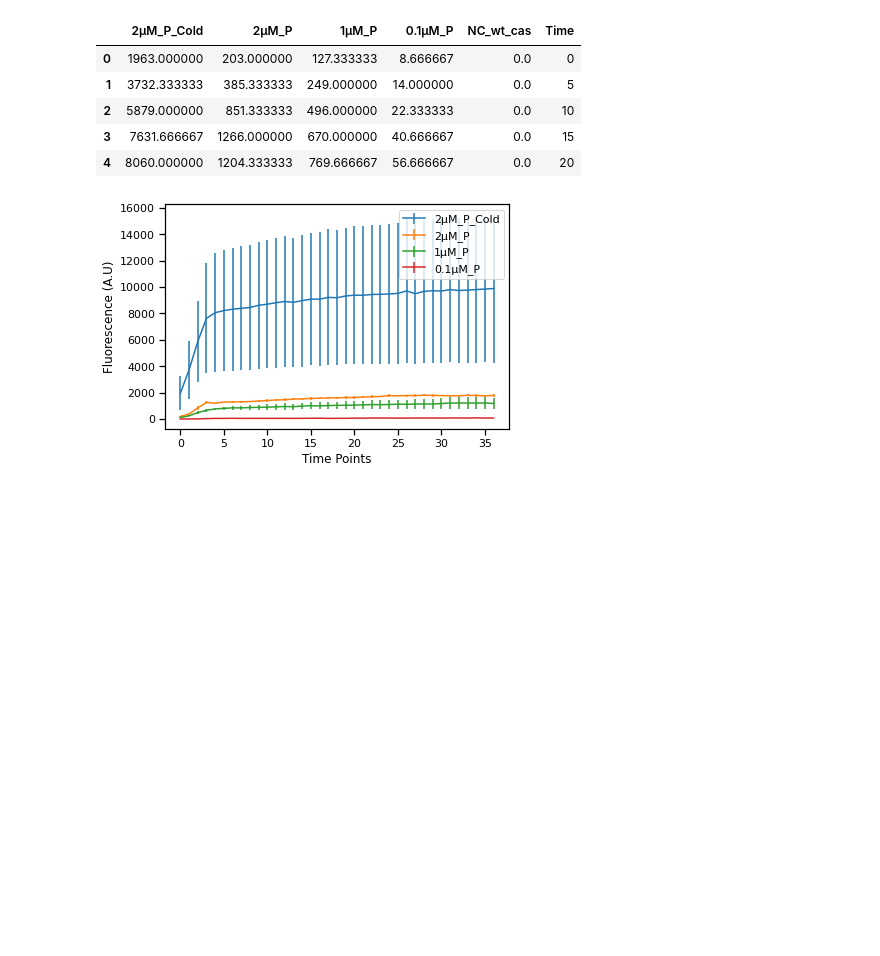
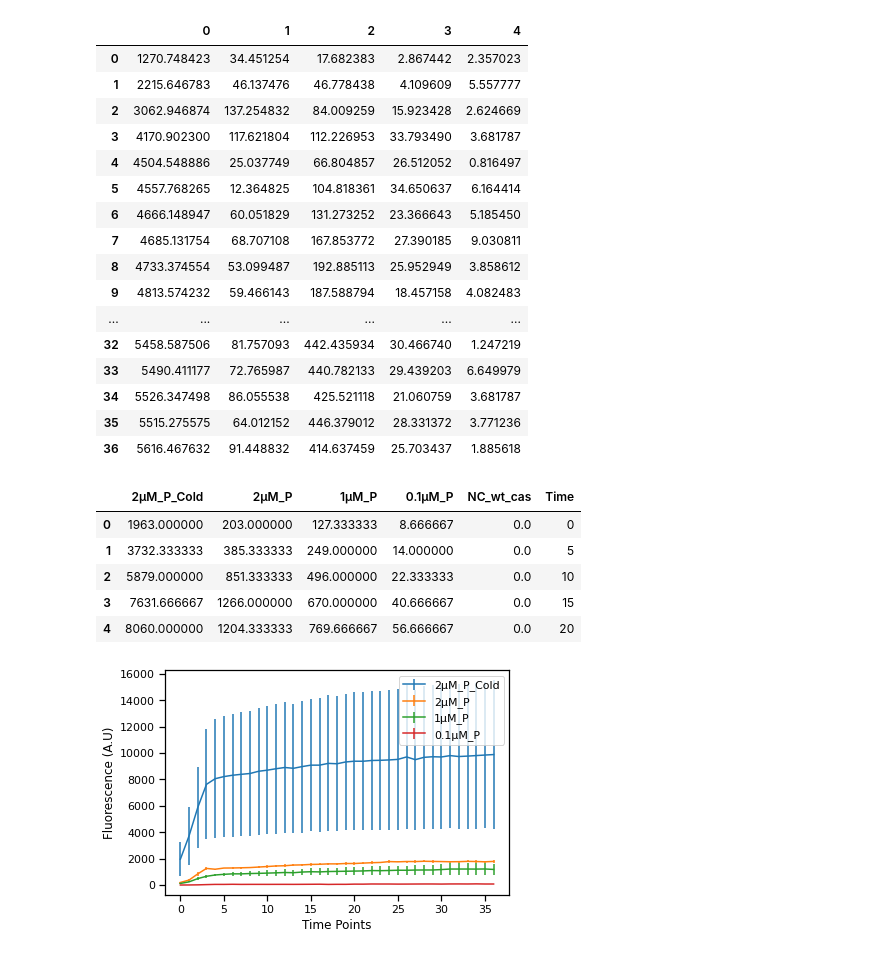
Before and after one commit to NessLfy/iGEM, a Jupyter notebook: SHERLOCK_probe_dilution.ipynb, the cells around one changed output. Drawn from its saved outputs; the diff is of its cells as text; code cells hidden in the pictures; blank space fills up the shorter version.

```diff
--- a/SHERLOCK_probe_dilution.ipynb
+++ b/SHERLOCK_probe_dilution.ipynb
@@ -23,3 +23,24 @@ test,std = px.main('results/SHERLOCK/1st_try_probe_dilution/sherlock_probe_conce
+# %%
+df = pd.DataFrame(std)
+df.T
+# %% [output]
+|  | 0 | 1 | 2 | 3 | 4 |
+| 0 | 1270.748423 | 34.451254 | 17.682383 | 2.867442 | 2.357023 |
+| 1 | 2215.646783 | 46.137476 | 46.778438 | 4.109609 | 5.557777 |
+| 2 | 3062.946874 | 137.254832 | 84.009259 | 15.923428 | 2.624669 |
+| 3 | 4170.902300 | 117.621804 | 112.226953 | 33.793490 | 3.681787 |
+| 4 | 4504.548886 | 25.037749 | 66.804857 | 26.512052 | 0.816497 |
+| 5 | 4557.768265 | 12.364825 | 104.818361 | 34.650637 | 6.164414 |
+| 6 | 4666.148947 | 60.051829 | 131.273252 | 23.366643 | 5.185450 |
+| 7 | 4685.131754 | 68.707108 | 167.853772 | 27.390185 | 9.030811 |
+| 8 | 4733.374554 | 53.099487 | 192.885113 | 25.952949 | 3.858612 |
+| 9 | 4813.574232 | 59.466143 | 187.588794 | 18.457158 | 4.082483 |
+| ... | ... | ... | ... | ... | ... |
+| 32 | 5458.587506 | 81.757093 | 442.435934 | 30.466740 | 1.247219 |
+| 33 | 5490.411177 | 72.765987 | 440.782133 | 29.439203 | 6.649979 |
+| 34 | 5526.347498 | 86.055538 | 425.521118 | 21.060759 | 3.681787 |
+| 35 | 5515.275575 | 64.012152 | 446.379012 | 28.331372 | 3.771236 |
+| 36 | 5616.467632 | 91.448832 | 414.637459 | 25.703437 | 1.885618 |
 # %%
 test.rename(columns={"['F3', 'G3', 'H3']": '2µM_P_Cold',
                    "['F4', 'G4', 'H4']": '2µM_P',
```
Also changed, not shown: parts of 1 cell of this notebook, 5 other files.
